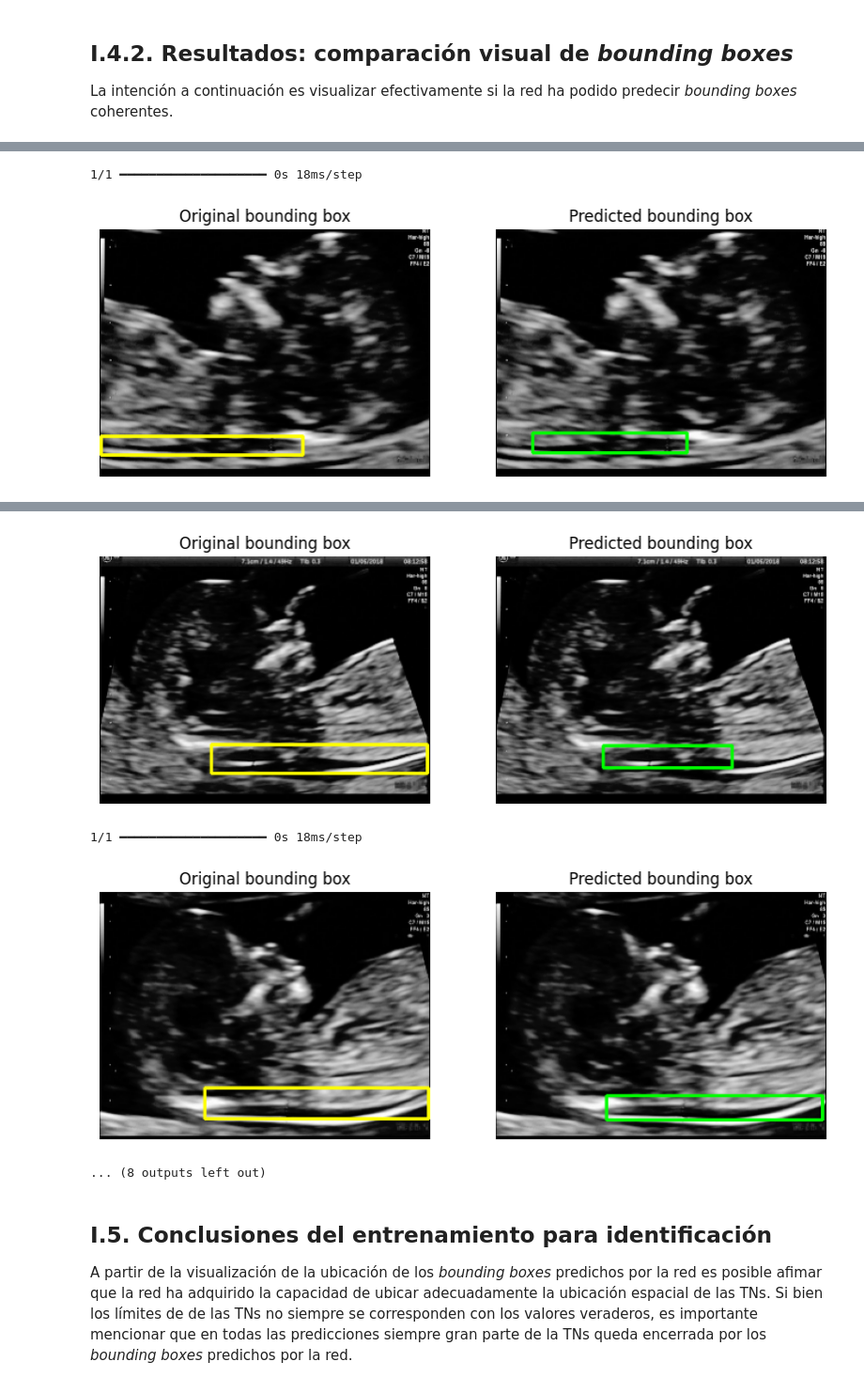
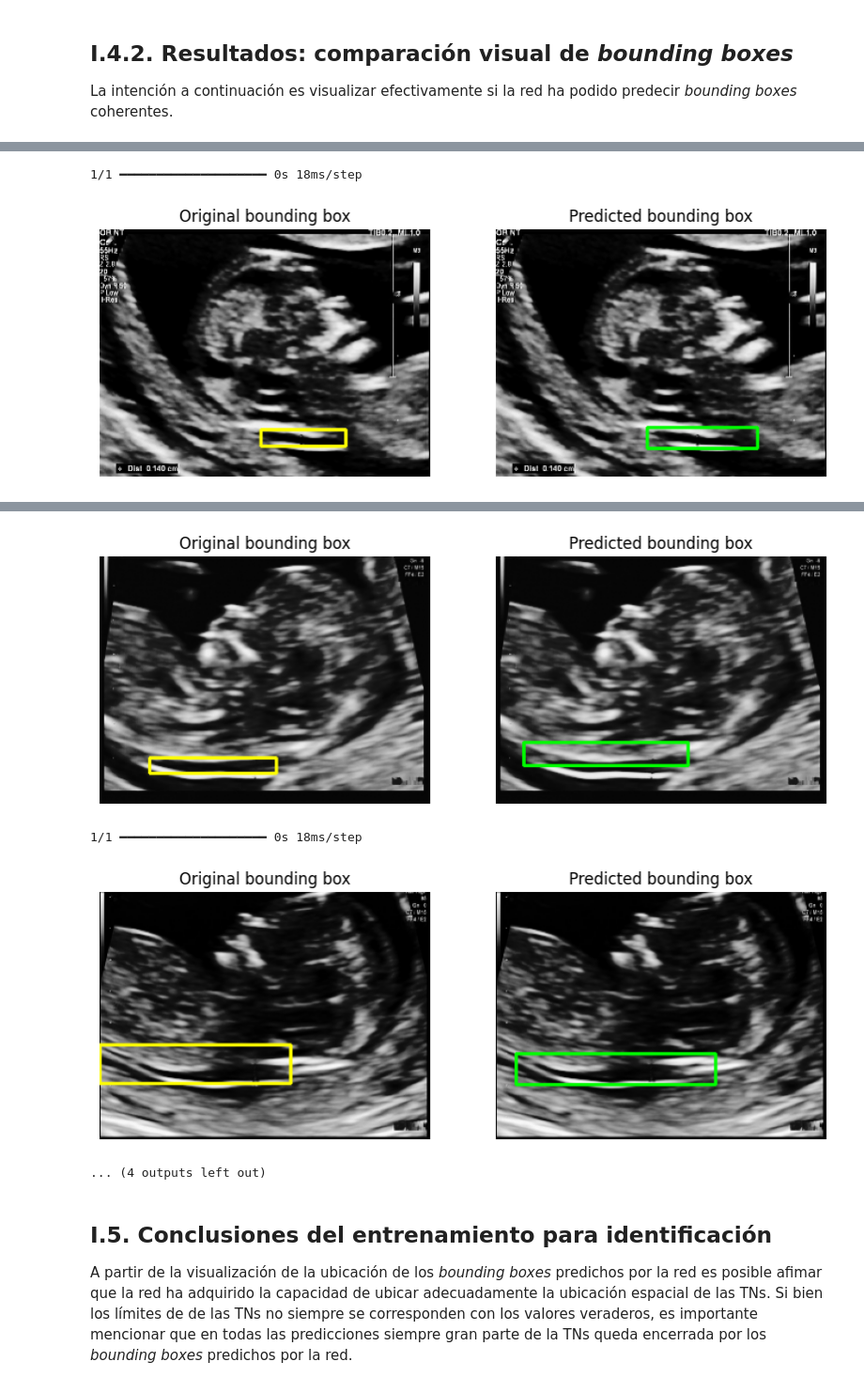
Before and after one commit to gonzagrau/fetus_CNN, a Jupyter notebook: informe_01_tn_identification.ipynb, the cells around one changed output, grey strips where cells are left out. Shown at 94% size. Cells and saved outputs as stored; diff of their text form; code cells hidden in the pictures.

```diff
--- a/informe_01_tn_identification.ipynb
+++ b/informe_01_tn_identification.ipynb
@@ -494,7 +501,9 @@ def compare_segmentations(model: Model, img: np.ndarray, bounding_box: np.ndarra
 
     return mse
 # %%
+random_indexes_val = random.sample(range(len(val_x)),8)
+
 # Compare segmentation
-for i in range(0,10):
-    compare_segmentations(model, val_x[i], val_y[i])
+for index in random_indexes_val:
+    compare_segmentations(model, val_x[index], val_y[index])
 # %% [output]
@@ -507,2 +516,2 @@ for i in range(0,10):
 1/1 ━━━━━━━━━━━━━━━━━━━━ 0s 18ms/step
-[figure, old version]
+[figure, new version]
@@ -510,7 +519,7 @@ for i in range(0,10):
-[figure, old version]
+[figure, new version]
 1/1 ━━━━━━━━━━━━━━━━━━━━ 0s 18ms/step
-[figure, old version]
+[figure, new version]
-... (8 outputs left out)
+... (4 outputs left out)
 # %% [markdown]
 ## I.5. Conclusiones del entrenamiento para identificación
 
```
Also changed, not shown: parts of 12 cells of this notebook.
